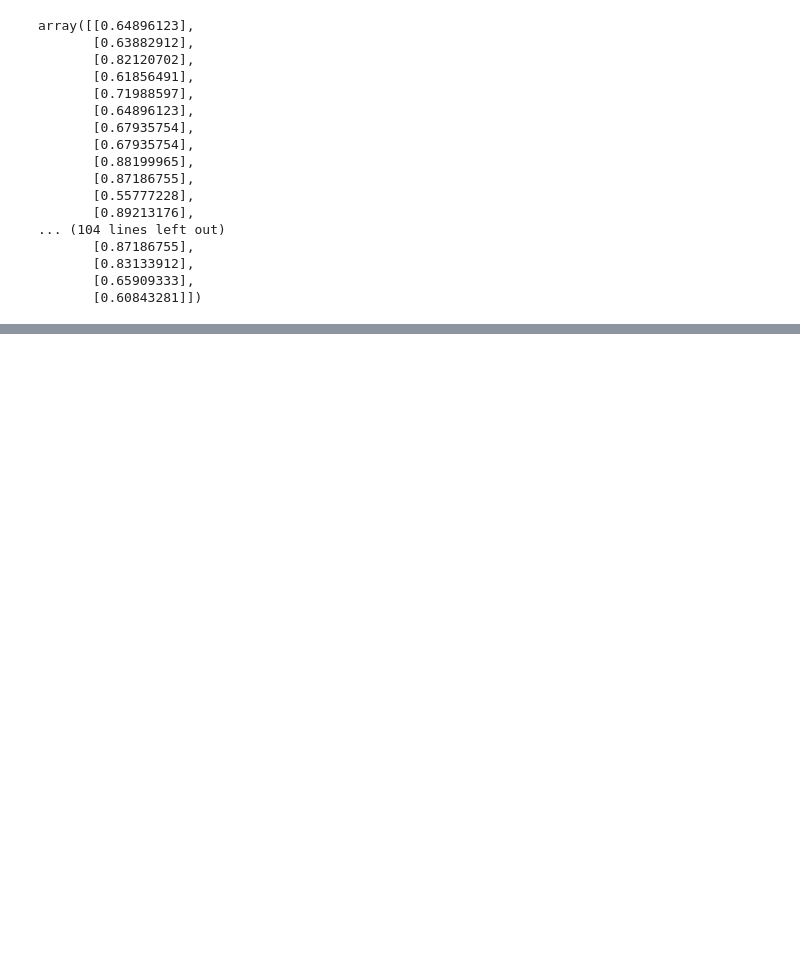
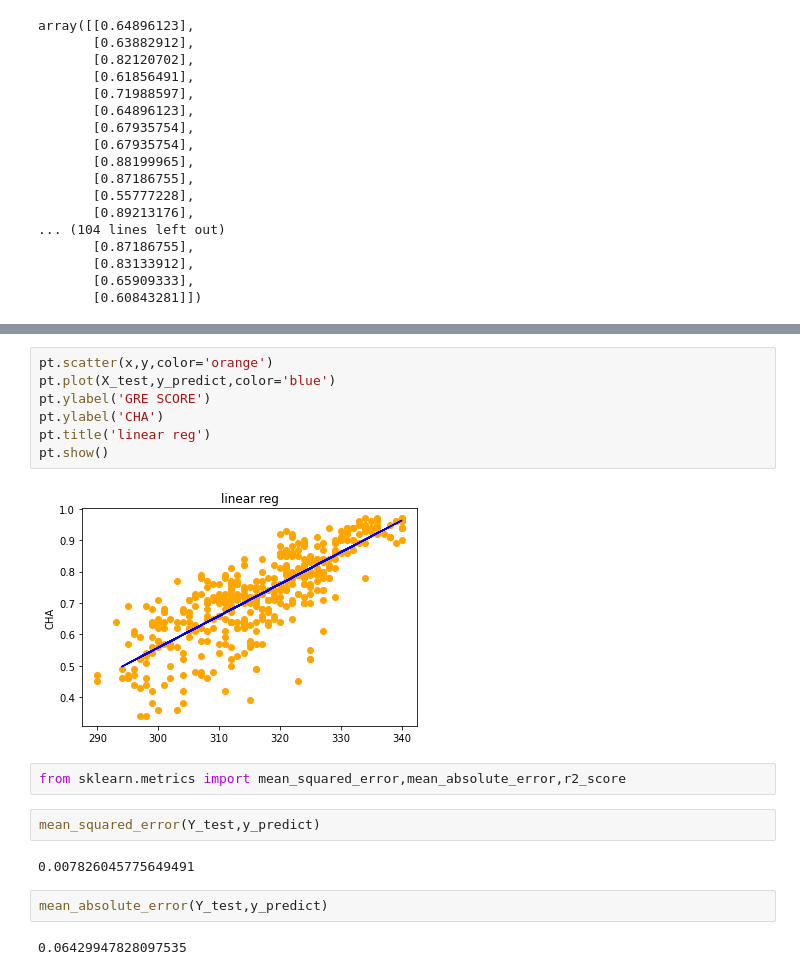
Before and after one commit to madhuboomii/classwork, a Jupyter notebook: linear regression.ipynb, the cells around one changed output, grey strips where cells are left out. Saved outputs shown, nothing was run; the diff lists cells and outputs as text; blank space fills up the shorter version.

```diff
--- a/linear regression.ipynb
+++ b/linear regression.ipynb
@@ -209,0 +263,19 @@ array([[0.64896123],
+# %%
+pt.scatter(x,y,color='orange')
+pt.plot(X_test,y_predict,color='blue')
+pt.ylabel('GRE SCORE')
+pt.ylabel('CHA')
+pt.title('linear reg')
+pt.show()
+# %% [output]
+[figure, added]
+# %%
+from sklearn.metrics import mean_squared_error,mean_absolute_error,r2_score
+# %%
+mean_squared_error(Y_test,y_predict)
+# %% [output]
+0.007826045775649491
+# %%
+mean_absolute_error(Y_test,y_predict)
+# %% [output]
+0.06429947828097535
```
Also changed, not shown: parts of 9 cells of this notebook, 2 other files.
